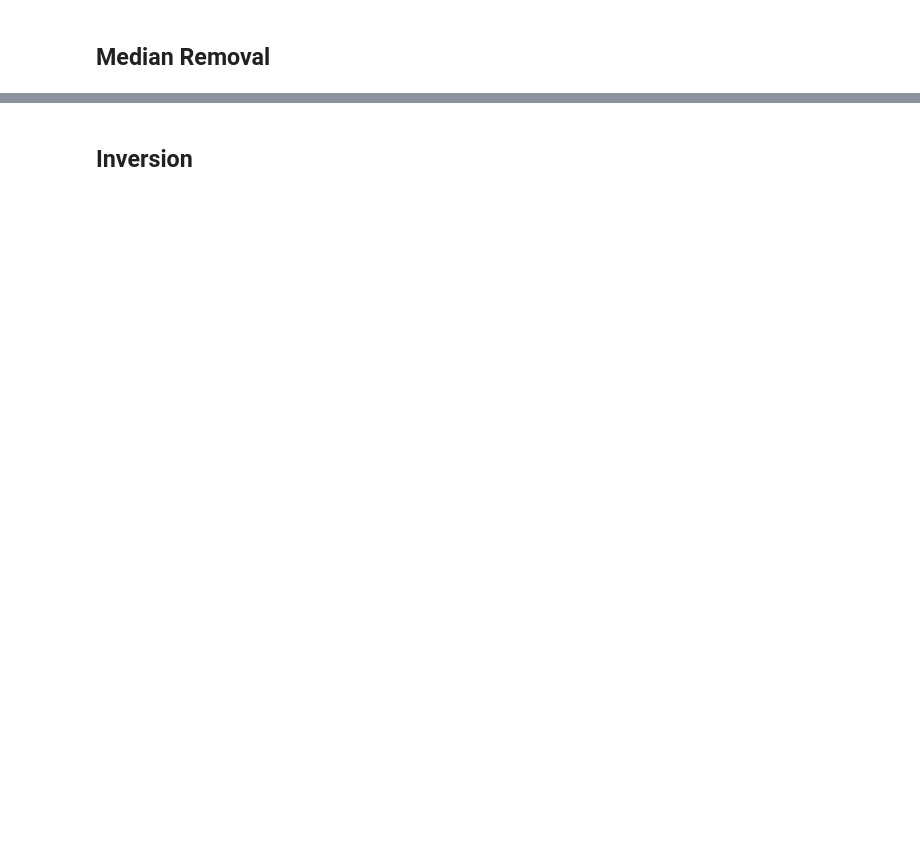
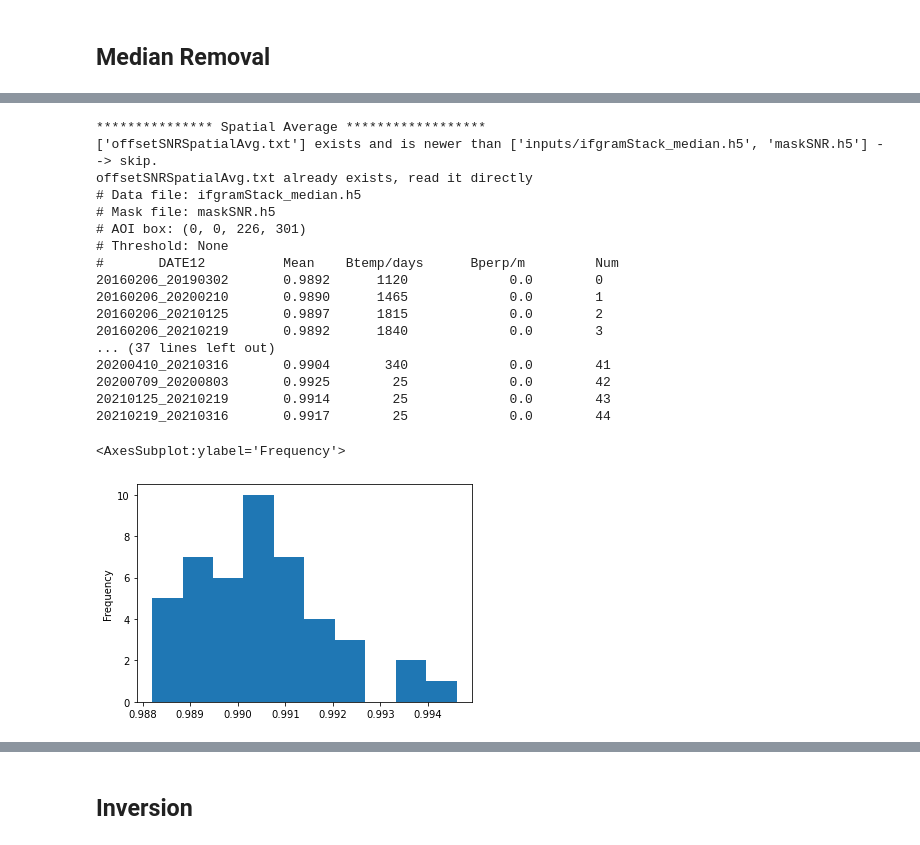
Before and after one commit to forrestfwilliams/pixeloffset_mintpy, a Jupyter notebook: mintpy_offsets.ipynb, the cells around one changed output, grey strips where cells are left out. Saved outputs shown, nothing was run; the diff lists cells and outputs as text; code cells hidden in the pictures; blank space fills up the shorter version.

```diff
--- a/mintpy_offsets.ipynb
+++ b/mintpy_offsets.ipynb
@@ -172,0 +123,27 @@ Done.
+# %%
+!spatial_average.py inputs/ifgramStack_median.h5 -d offsetSNR -m maskSNR.h5
+!cat offsetSNRSpatialAvg.txt
+cols = ['DATE12','Mean','Btemp/days','Bperp/m','Num']
+
+df = pd.read_csv('offsetSNRSpatialAvg.txt', skiprows=5, sep='	', header=None, names = cols)
+df.Mean.plot.hist()
+# %% [output]
+*************** Spatial Average ******************
+['offsetSNRSpatialAvg.txt'] exists and is newer than ['inputs/ifgramStack_median.h5', 'maskSNR.h5'] --> skip.
+offsetSNRSpatialAvg.txt already exists, read it directly
+# Data file: ifgramStack_median.h5
+# Mask file: maskSNR.h5
+# AOI box: (0, 0, 226, 301)
+# Threshold: None
+#       DATE12          Mean    Btemp/days      Bperp/m         Num
+20160206_20190302       0.9892      1120             0.0        0
+20160206_20200210       0.9890      1465             0.0        1
+20160206_20210125       0.9897      1815             0.0        2
+20160206_20210219       0.9892      1840             0.0        3
+... (37 lines left out)
+20200410_20210316       0.9904       340             0.0        41
+20200709_20200803       0.9925        25             0.0        42
+20210125_20210219       0.9914        25             0.0        43
+20210219_20210316       0.9917        25             0.0        44
+<AxesSubplot:ylabel='Frequency'>
+[figure, added]
```
Also changed, not shown: parts of 25 cells of this notebook, 7 other files.
